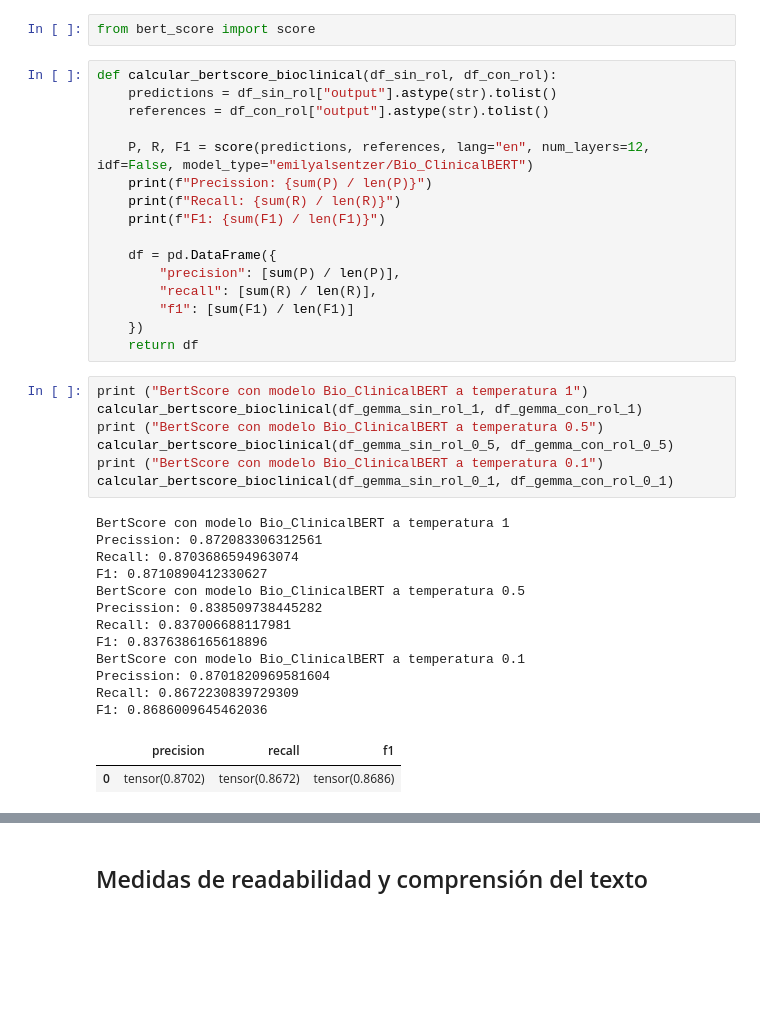
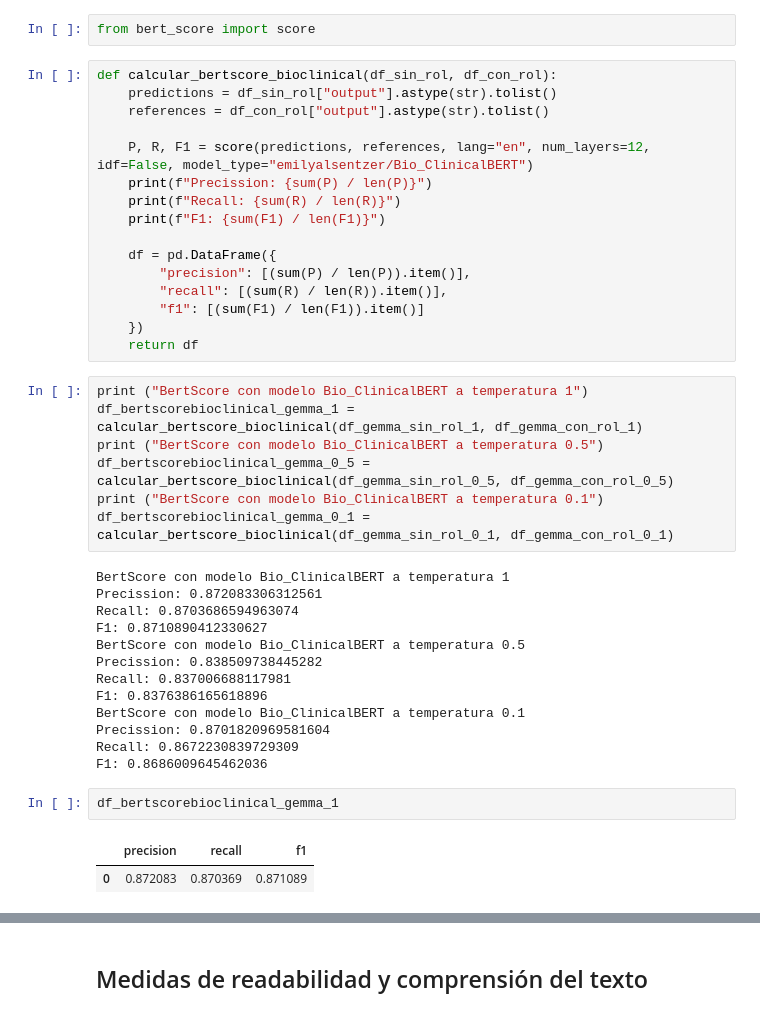
Before and after one commit to ugritai/medicalReports, a Jupyter notebook: metricas_modelos.ipynb, the cells around one changed output, grey strips where cells are left out. Saved outputs shown, nothing was run; the diff lists cells and outputs as text; blank space fills up the shorter version.

```diff
--- a/metricas_modelos.ipynb
+++ b/metricas_modelos.ipynb
@@ -108,18 +397,18 @@ def calcular_bertscore_bioclinical(df_sin_rol, df_con_rol):
     print(f"F1: {sum(F1) / len(F1)}")
 
     df = pd.DataFrame({
-        "precision": [sum(P) / len(P)],
-        "recall": [sum(R) / len(R)],
-        "f1": [sum(F1) / len(F1)]
+        "precision": [(sum(P) / len(P)).item()],
+        "recall": [(sum(R) / len(R)).item()],
+        "f1": [(sum(F1) / len(F1)).item()]
     })
     return df
 # %%
 print ("BertScore con modelo Bio_ClinicalBERT a temperatura 1")
-calcular_bertscore_bioclinical(df_gemma_sin_rol_1, df_gemma_con_rol_1)
+df_bertscorebioclinical_gemma_1 = calcular_bertscore_bioclinical(df_gemma_sin_rol_1, df_gemma_con_rol_1)
 print ("BertScore con modelo Bio_ClinicalBERT a temperatura 0.5")
-calcular_bertscore_bioclinical(df_gemma_sin_rol_0_5, df_gemma_con_rol_0_5)
+df_bertscorebioclinical_gemma_0_5 = calcular_bertscore_bioclinical(df_gemma_sin_rol_0_5, df_gemma_con_rol_0_5)
 print ("BertScore con modelo Bio_ClinicalBERT a temperatura 0.1")
-calcular_bertscore_bioclinical(df_gemma_sin_rol_0_1, df_gemma_con_rol_0_1)
+df_bertscorebioclinical_gemma_0_1 = calcular_bertscore_bioclinical(df_gemma_sin_rol_0_1, df_gemma_con_rol_0_1)
 # %% [output]
 BertScore con modelo Bio_ClinicalBERT a temperatura 1
 Precission: 0.872083306312561
@@ -133,5 +422,8 @@ BertScore con modelo Bio_ClinicalBERT a temperatura 0.1
 Precission: 0.8701820969581604
 Recall: 0.8672230839729309
 F1: 0.8686009645462036
-|  | precision | recall | f1 |
-| 0 | tensor(0.8702) | tensor(0.8672) | tensor(0.8686) |
+# %%
+df_bertscorebioclinical_gemma_1
+# %% [output]
+|  | precision | recall | f1 |
+| 0 | 0.872083 | 0.870369 | 0.871089 |
```
Also changed, not shown: parts of 52 cells of this notebook, 1 other file.
